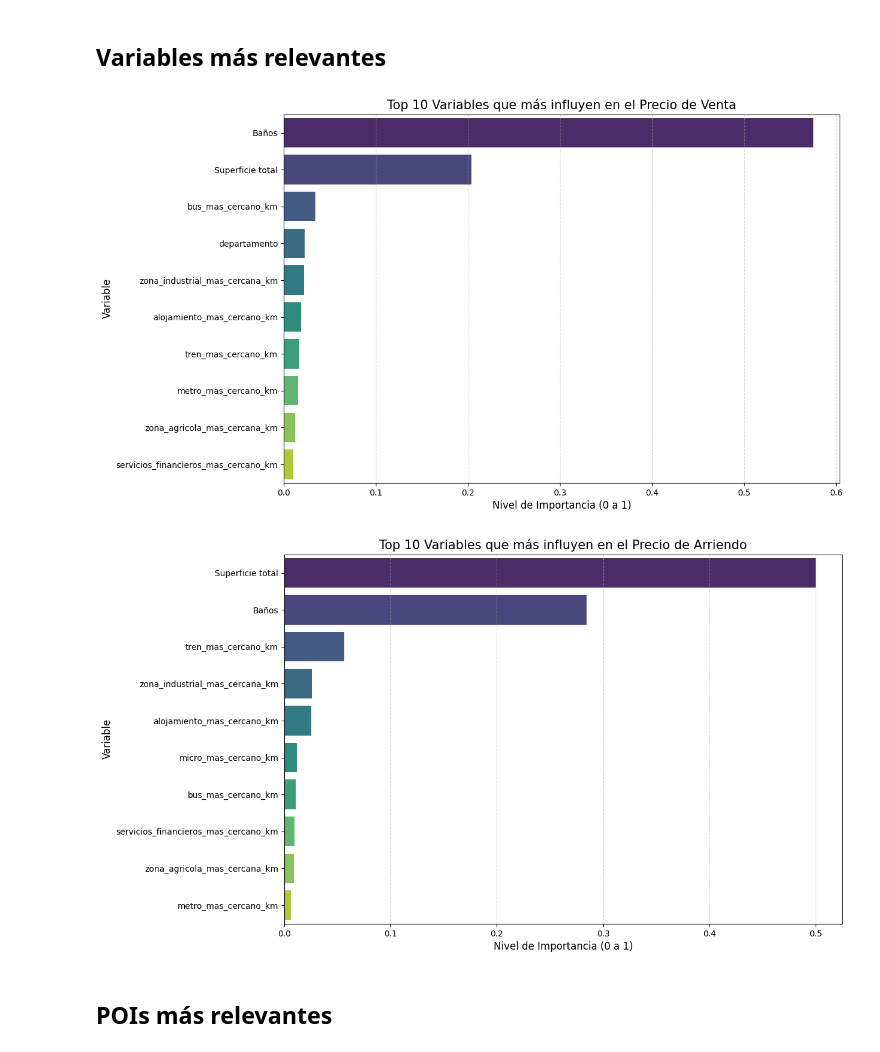
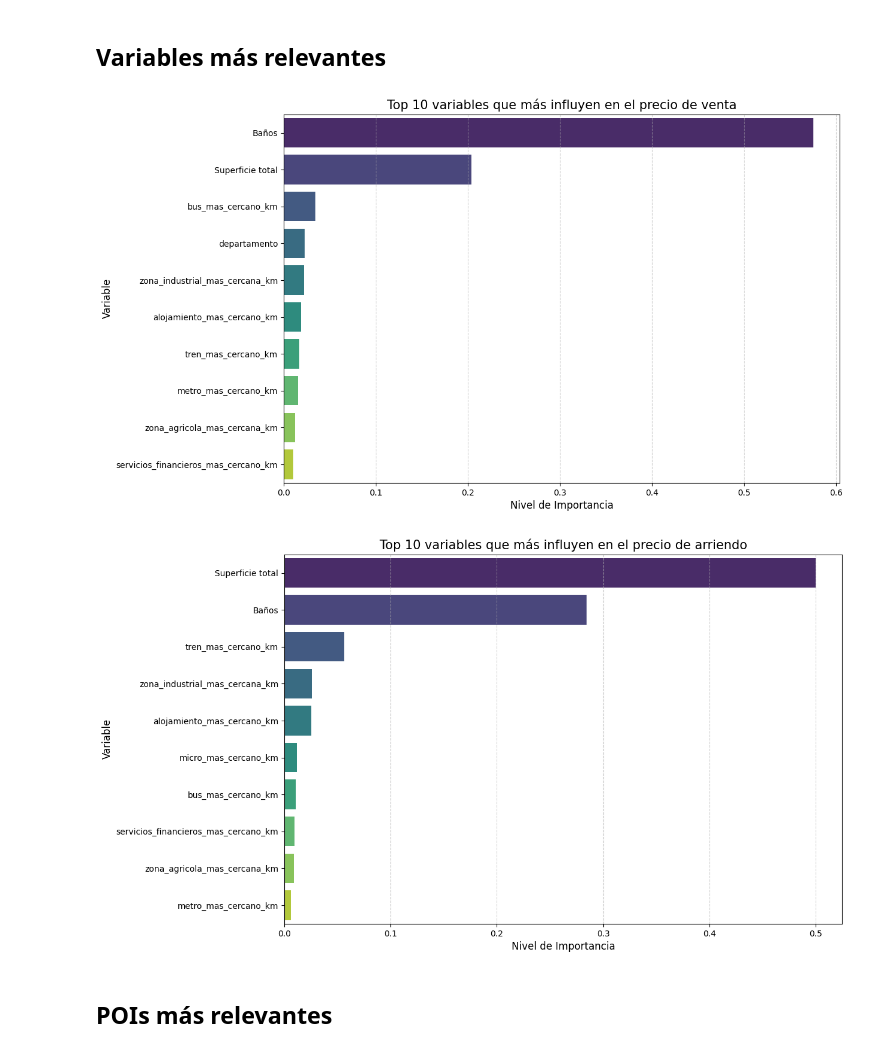
Before and after one commit to IgnOsorioo/Proyecto_IMT2200, a Jupyter notebook: repositorio_final.ipynb, the cells around one changed output. Cells and saved outputs as stored; diff of their text form; code cells hidden in the pictures.

```diff
--- a/repositorio_final.ipynb
+++ b/repositorio_final.ipynb
@@ -415,36 +415,36 @@ Raíz del Error Cuadrático Medio (RMSE): $362,747
 # 1. Extraemos la importancia de cada variable del modelo entrenado.
 importancias = rf_modelo_venta.feature_importances_
 variables = X_venta.columns
 
 # 2. Creamos un DataFrame para ordenarlos fácilmente.
 df_importancia_venta = pd.DataFrame({
     'Variable': variables,
     'Importancia': importancias
 })
 
 # 3. Ordenamos de mayor a menor importancia.
 df_importancia_venta = df_importancia_venta.sort_values(by = "Importancia", ascending = False)
 
 # 4. Graficamos el Top 10.
 plt.figure(figsize = (12, 8))
 
 sns.barplot(
     data = df_importancia_venta.head(10),
     x = "Importancia",
     y = "Variable",
     hue = "Variable",
     legend = False,
     palette = "viridis"
 )
 
-plt.title("Top 10 Variables que más influyen en el Precio de Venta", fontsize = 15)
-plt.xlabel("Nivel de Importancia (0 a 1)", fontsize = 12)
+plt.title("Top 10 variables que más influyen en el precio de venta", fontsize = 15)
+plt.xlabel("Nivel de Importancia", fontsize = 12)
 plt.ylabel("Variable", fontsize = 12)
 plt.grid(axis = "x", linestyle = '--', alpha = 0.6)
 
 plt.show()
 # %% [output]
-[figure, old version]
+[figure, new version]
 # %%
 # 1. Extraemos la importancia de cada variable del modelo entrenado.
 importancias = rf_modelo_arriendo.feature_importances_
@@ -472,14 +472,14 @@ sns.barplot(
     palette = "viridis"
 )
 
-plt.title("Top 10 Variables que más influyen en el Precio de Arriendo", fontsize = 15)
-plt.xlabel("Nivel de Importancia (0 a 1)", fontsize = 12)
+plt.title("Top 10 variables que más influyen en el precio de arriendo", fontsize = 15)
+plt.xlabel("Nivel de Importancia", fontsize = 12)
 plt.ylabel("Variable", fontsize = 12)
 plt.grid(axis = "x", linestyle = '--', alpha = 0.6)
 
 plt.show()
 # %% [output]
-[figure, old version]
+[figure, new version]
 # %% [markdown]
 ## POIs más relevantes
 # %%
```
Also changed, not shown: parts of 18 cells of this notebook, 27 other files.
